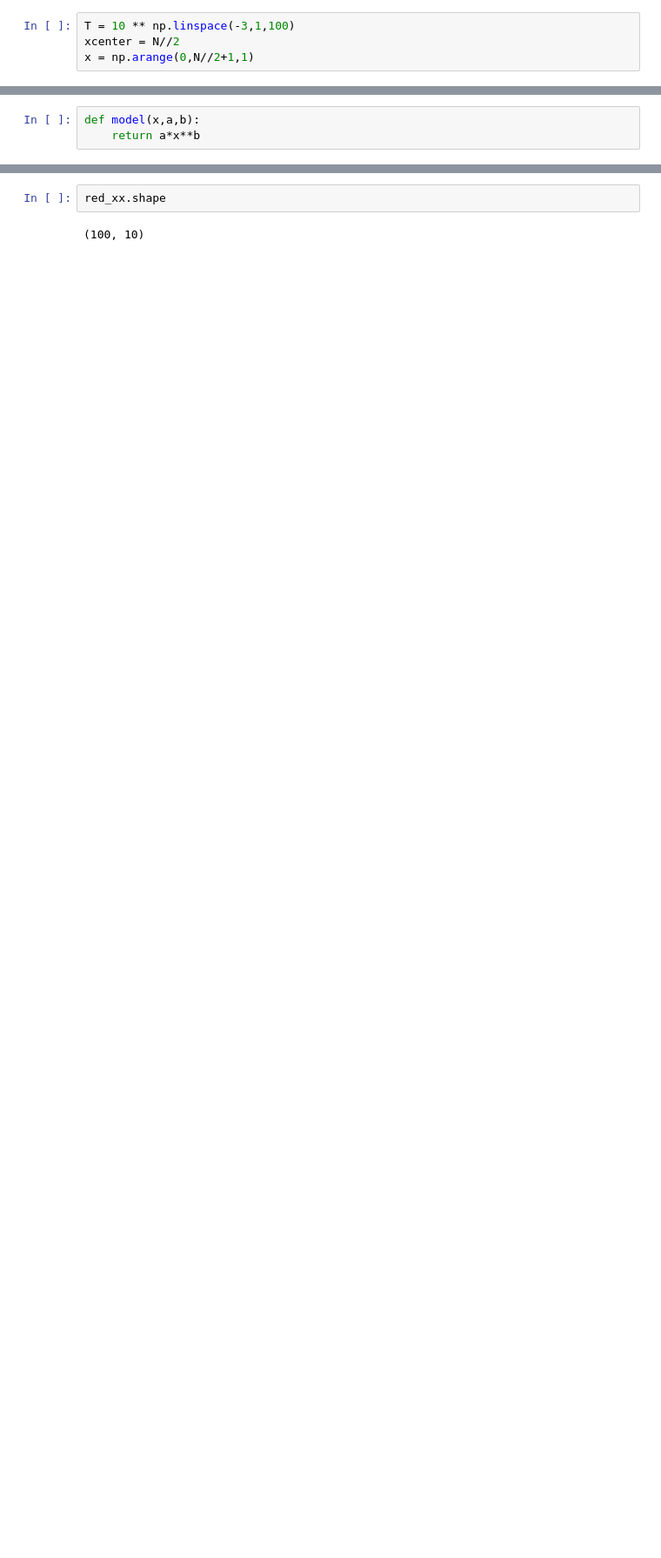
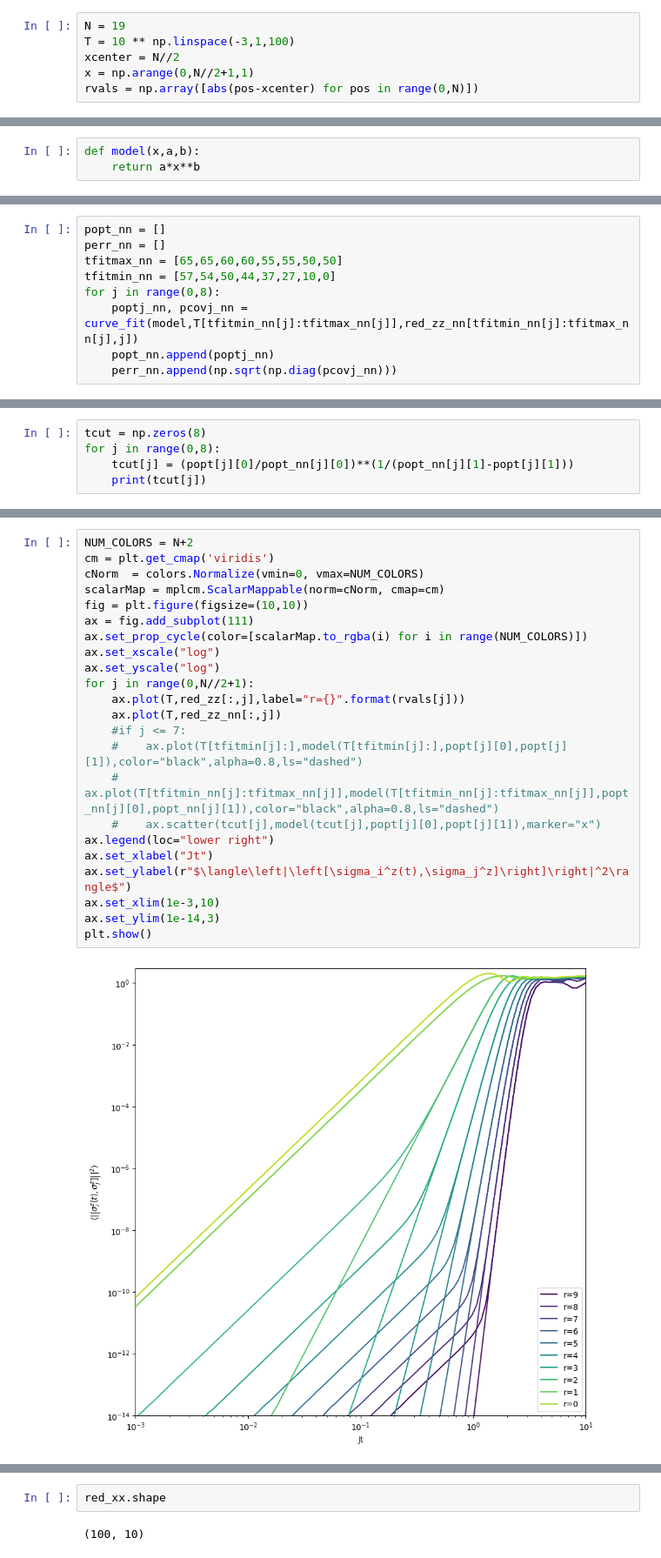
Before and after one commit to mkm2/WorkingFolder, a Jupyter notebook: final_runs/chapter_3/Krylov/ShortTimes.ipynb, the cells around one changed output, grey strips where cells are left out. Shown at 87% size. Saved outputs shown, nothing was run; the diff lists cells and outputs as text; blank space fills up the shorter version.

```diff
--- a/final_runs/chapter_3/Krylov/ShortTimes.ipynb
+++ b/final_runs/chapter_3/Krylov/ShortTimes.ipynb
@@ -84,6 +91,8 @@ for (i,file) in enumerate(files_xx):
  #       data[i] = np.concatenate(data[i],axis=2)
 #T = np.arange(0,2.01,0.01)
 # %%
+N = 19
 T = 10 ** np.linspace(-3,1,100)
 xcenter = N//2
 x = np.arange(0,N//2+1,1)
+rvals = np.array([abs(pos-xcenter) for pos in range(0,N)])
@@ -103,0 +125,9 @@ def model(x,a,b):
+# %%
+popt_nn = []
+perr_nn = []
+tfitmax_nn = [65,65,60,60,55,55,50,50]
+tfitmin_nn = [57,54,50,44,37,27,10,0]
+for j in range(0,8):
+    poptj_nn, pcovj_nn = curve_fit(model,T[tfitmin_nn[j]:tfitmax_nn[j]],red_zz_nn[tfitmin_nn[j]:tfitmax_nn[j],j])
+    popt_nn.append(poptj_nn)
+    perr_nn.append(np.sqrt(np.diag(pcovj_nn)))
@@ -103,0 +136,5 @@ def model(x,a,b):
+# %%
+tcut = np.zeros(8)
+for j in range(0,8):
+    tcut[j] = (popt[j][0]/popt_nn[j][0])**(1/(popt_nn[j][1]-popt[j][1]))
+    print(tcut[j])
@@ -103,0 +144,25 @@ def model(x,a,b):
+# %%
+NUM_COLORS = N+2
+cm = plt.get_cmap('viridis')
+cNorm  = colors.Normalize(vmin=0, vmax=NUM_COLORS)
+scalarMap = mplcm.ScalarMappable(norm=cNorm, cmap=cm)
+fig = plt.figure(figsize=(10,10))
+ax = fig.add_subplot(111)
+ax.set_prop_cycle(color=[scalarMap.to_rgba(i) for i in range(NUM_COLORS)])
+ax.set_xscale("log")
+ax.set_yscale("log")
+for j in range(0,N//2+1):
+    ax.plot(T,red_zz[:,j],label="r={}".format(rvals[j]))
+    ax.plot(T,red_zz_nn[:,j])
+    #if j <= 7:
+    #    ax.plot(T[tfitmin[j]:],model(T[tfitmin[j]:],popt[j][0],popt[j][1]),color="black",alpha=0.8,ls="dashed")
+    #    ax.plot(T[tfitmin_nn[j]:tfitmax_nn[j]],model(T[tfitmin_nn[j]:tfitmax_nn[j]],popt_nn[j][0],popt_nn[j][1]),color="black",alpha=0.8,ls="dashed")
+    #    ax.scatter(tcut[j],model(tcut[j],popt[j][0],popt[j][1]),marker="x")
+ax.legend(loc="lower right")
+ax.set_xlabel("Jt")
+ax.set_ylabel(r"$\langle\left|\left[\sigma_i^z(t),\sigma_j^z]\right]\right|^2\rangle$")
+ax.set_xlim(1e-3,10)
+ax.set_ylim(1e-14,3)
+plt.show()
+# %% [output]
+[figure, added]
```
Also changed, not shown: parts of 24 cells of this notebook, 17 other files.
